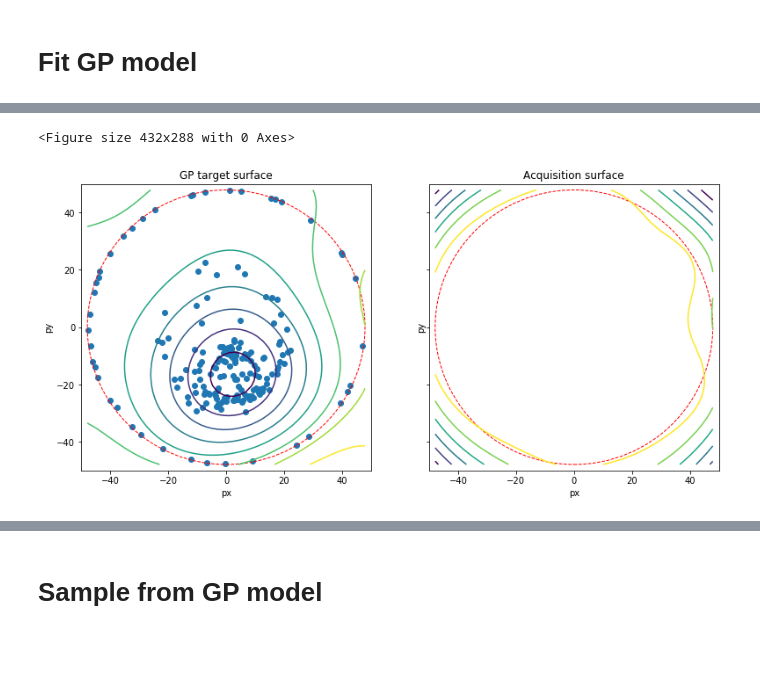
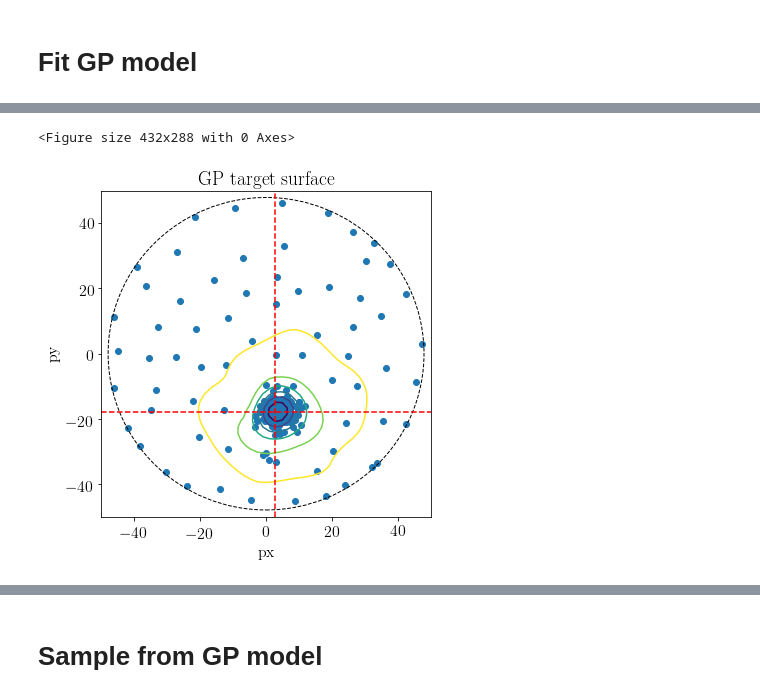
Before and after one commit to dbarg/helsinki_stockholm_collaboration, a Jupyter notebook: run_BOLFI.ipynb, the cells around one changed output, grey strips where cells are left out. Cells and saved outputs as stored; diff of their text form; code cells hidden in the pictures; blank space fills up the shorter version.

Commit message:
Add contour plot

```diff
--- a/run_BOLFI.ipynb
+++ b/run_BOLFI.ipynb
@@ -139,6 +147,6 @@ prior_pos
 # %%
-px = elfi.Prior(BoundedNormal_x, r_bound, prior_pos, 64)
-py = elfi.Prior(BoundedNormal_y, px, r_bound, prior_pos, 64)
+px = elfi.Prior(BoundedNormal_x, r_bound, prior_pos, 25)  #64)
+py = elfi.Prior(BoundedNormal_y, px, r_bound, prior_pos, 25) # 64)
 # %% [markdown]
 ## Get PMT mask
 # %%
@@ -202,13 +208,15 @@ S2 = elfi.Summary(bc, Y, 'time')
 # %%
-de = elfi.Distance('braycurtis', S1)
-dt = elfi.Distance('braycurtis', S2)
+#de = elfi.Distance('braycurtis', S1)
+#dt = elfi.Distance('braycurtis', S2)
 #log_de = elfi.Operation(np.log, de)
 #log_dt = elfi.Operation(np.log, dt)
-d = elfi.Operation(lambda a, b: (a**2 + b**2)**0.5, de, dt)
+#d = elfi.Operation(lambda a, b: max(a, b), de, dt)  # (a + b)/2, de, dt)  # (a**2 + b**2)**0.5, de, dt)
 
+#d = elfi.Distance('cosine', S1, S2)
+d = elfi.Distance('braycurtis', Y)  #, S2D)  #, S2)
 log_d = elfi.Operation(np.log, d)
 
-# Distance cannot take weigths kwarg when passing callable instead of string, using functools instead
+# Distance cannot take weights kwarg when passing callable instead of string, using functools instead
 #log_d = elfi.Distance(likelihood_chisquare_masked, Y)
 # %%
 # Check Summary stat
@@ -229,12 +237,12 @@ target_model = GPyRegression(log_d.model.parameter_names, bounds=bounds)
 # Define the custom acquisition method
 acquisition_method = ConstraintLCBSC(target_model,
                                      prior = ModelPrior(log_d.model),
-                                     noise_var = [0.1, 0.1],
+                                     noise_var = [5, 5],
                                      exploration_rate = 10,
                                      #seed=self.seed  # Use np.random
                                     )
 # %%
-bolfi = elfi.BOLFI(log_d, batch_size=1, initial_evidence=20, update_interval=1,
+bolfi = elfi.BOLFI(log_d, batch_size=1, initial_evidence=50, update_interval=1,
                    #bounds=bounds,  # Not used when using target_model
                    target_model = target_model,
                    acquisition_method = acquisition_method,
@@ -277,11 +285,15 @@ Parameters:
 # %%
 bolfi.plot_state()
 plt.xlim(-50, 50)
 plt.ylim(-50, 50)
-for ax in plt.gcf().axes:
-    ax.add_artist(plt.Circle((0,0), 47.9, color='red', fill=False, linestyle='--'))
-#plt.savefig('surface_constraint_edge_noise.png', dpi=150)
-#plt.show()
+for idx, ax in enumerate(plt.gcf().axes):
+    ax.add_artist(plt.Circle((0,0), 47.9, color='k', fill=False, linestyle='--'))
+    ax.axvline(truth[0], color='red', linestyle='--')
+    ax.axhline(truth[1], color='red', linestyle='--')
+    if idx == 1:
+        ax.set_visible(False)
+#plt.savefig('target_surface_paper_figure.png', dpi=150, bbox_inches='tight')
+plt.show()
 # %% [output]
 <Figure size 432x288 with 0 Axes>
-[figure, old version]
+[figure, new version]
```
Also changed, not shown: parts of 40 cells of this notebook.
